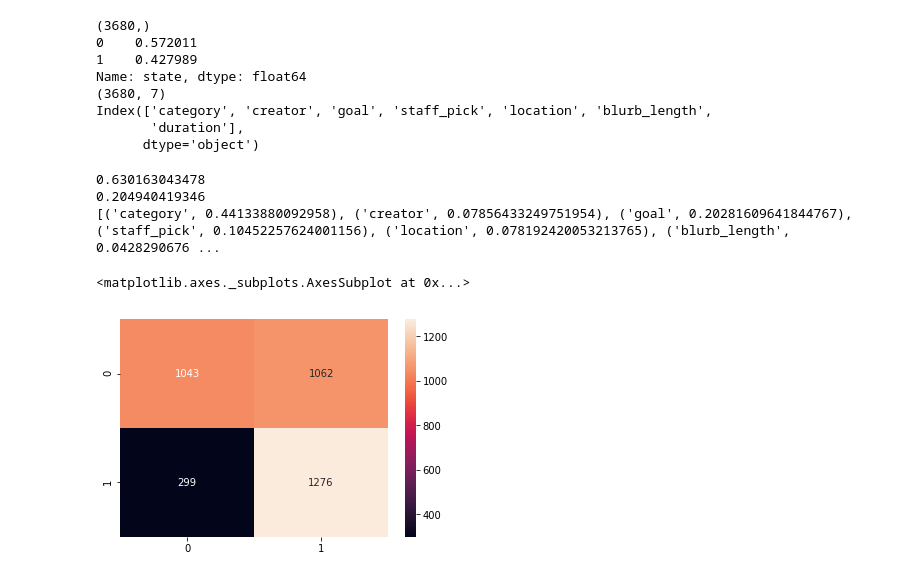
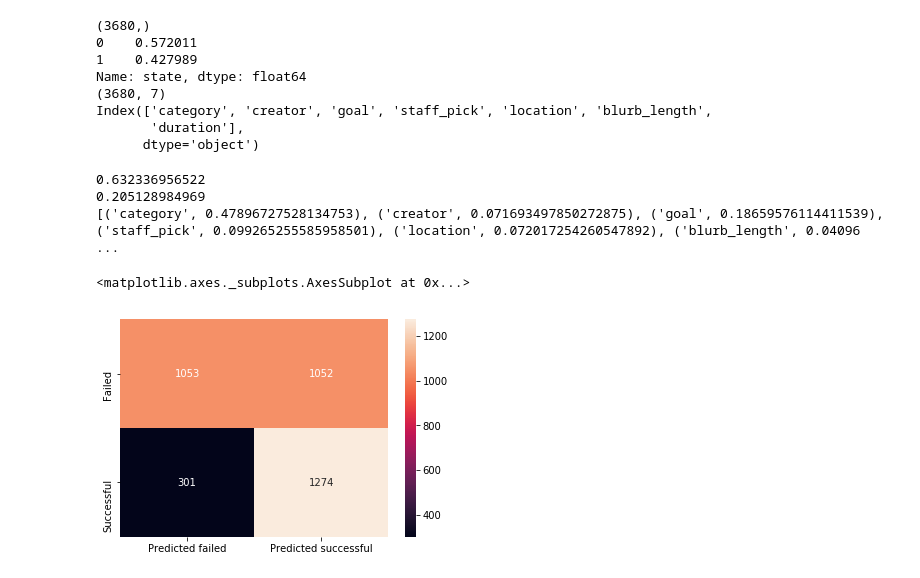
Before and after one commit to jaeeolma/ties445, a Jupyter notebook: Live project predictor.ipynb, the cells around one changed output. Saved outputs shown, nothing was run; the diff lists cells and outputs as text; code cells hidden in the pictures.

```diff
--- a/Live project predictor.ipynb
+++ b/Live project predictor.ipynb
@@ -11,20 +11,14 @@ import seaborn as sns
 
 from sklearn.externals import joblib
 
-#rf = joblib.load('model.pkl')
+rf = joblib.load('model.pkl')
 
-rf = RandomForestClassifier(bootstrap=True, class_weight=None, criterion='gini',
-            max_depth=None, max_features=None, max_leaf_nodes=None,
-            min_impurity_decrease=0.0, min_impurity_split=None,
-            min_samples_leaf=9, min_samples_split=8,
-            min_weight_fraction_leaf=0.0, n_estimators=100, n_jobs=-1,
-            oob_score=True, random_state=1, verbose=0, warm_start=False)
-
-train = pd.read_csv('finished_processed.csv')
-train.drop(['backers_count', 'usd_pledged', 'country', 'currency'], axis=1, inplace=True)
-train_target = train['state']
-train_features = train.drop(['state'], axis=1)
+#train = pd.read_csv('finished_processed.csv')
+#train.drop(['backers_count', 'usd_pledged', 'country', 'currency'], axis=1, inplace=True)
+#train_target = train['state']
+#train_features = train.drop(['state'], axis=1)
+#print(train_features.shape, train_target.shape)
 # %%
 # fit model with all training data
-rf.fit(train_target, train_features)
+#rf.fit(train_features, train_target)
 # %% [output]
@@ -37,7 +36,7 @@ test_unprocessed = pd.read_csv('unfinished.csv')
 test['urls'] = test_unprocessed['urls']
 test.drop(['backers_count', 'usd_pledged', 'country', 'currency'], axis=1, inplace=True)
 """
-test = pd.read_csv('unfinished_processed_for_testing')
+test = pd.read_csv('unfinished_processed_for_testing.csv')
 # %%
 # scape kickstarter for current status
 """
@@ -136,12 +132,13 @@ print(1 - rf.oob_score_)
 importances = [(test_features.keys()[i], rf.feature_importances_[i]) for i in range(len(test_features.keys()))]
 print(importances)
 # %% [output]
-0.630163043478
-0.204940419346
-[('category', 0.44133880092958), ('creator', 0.07856433249751954), ('goal', 0.20281609641844767), ('staff_pick', 0.10452257624001156), ('location', 0.078192420053213765), ('blurb_length', 0.0428290676 ...
+0.632336956522
+0.205128984969
+[('category', 0.47896727528134753), ('creator', 0.071693497850272875), ('goal', 0.18659576114411539), ('staff_pick', 0.099265255585958501), ('location', 0.072017254260547892), ('blurb_length', 0.04096 ...
 # %%
 cfmtx = confusion_matrix(test_target, predicted)
-sns.heatmap(cfmtx, annot=True, fmt='g')
+sns.heatmap(cfmtx, annot=True, fmt='g', yticklabels=['Failed', 'Successful'],
+            xticklabels=['Predicted failed', 'Predicted successful'])
 # %% [output]
 <matplotlib.axes._subplots.AxesSubplot at 0x...>
-[figure, old version]
+[figure, new version]
```
Also changed, not shown: parts of 2 cells of this notebook, 5 other files.
